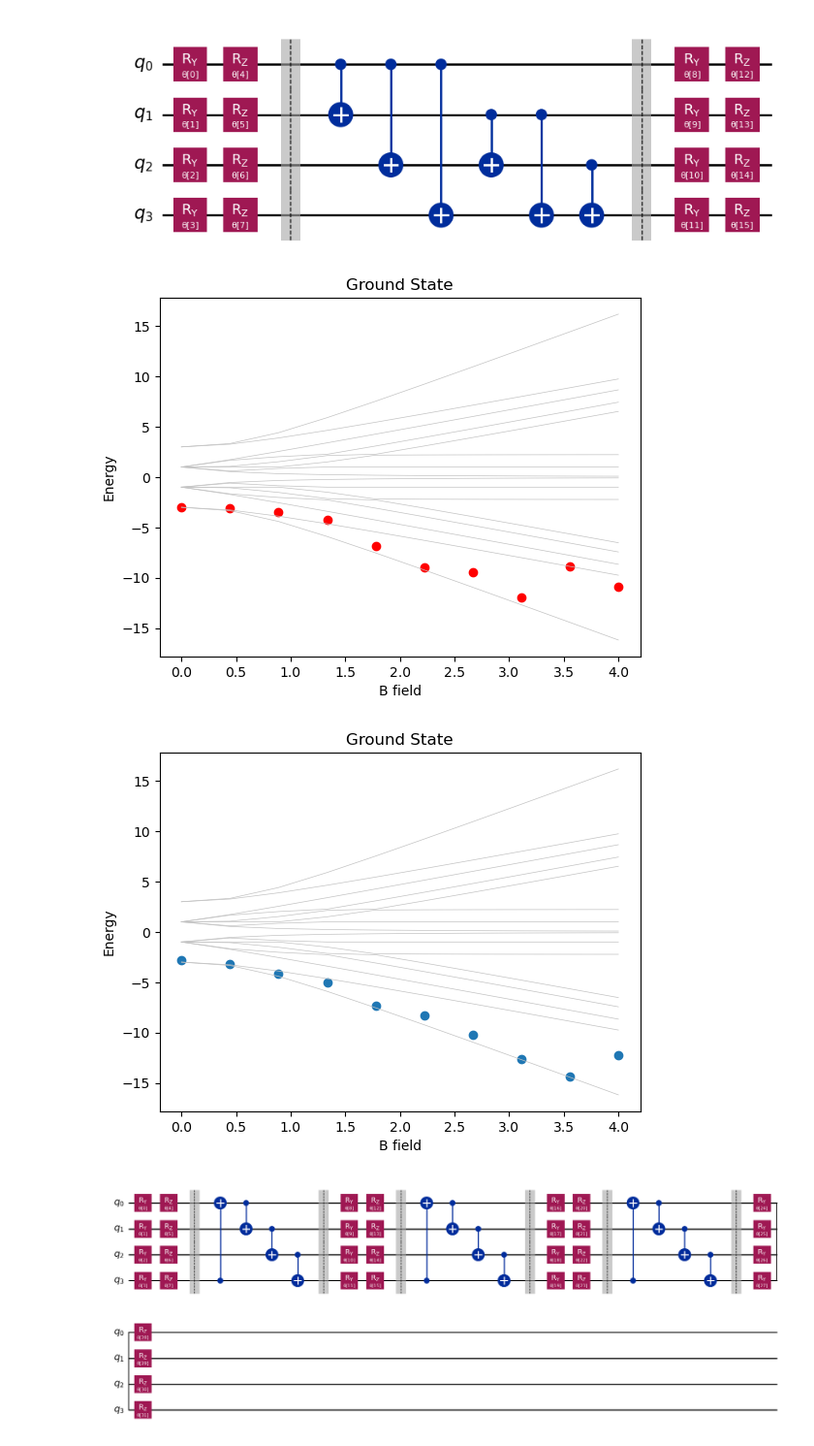
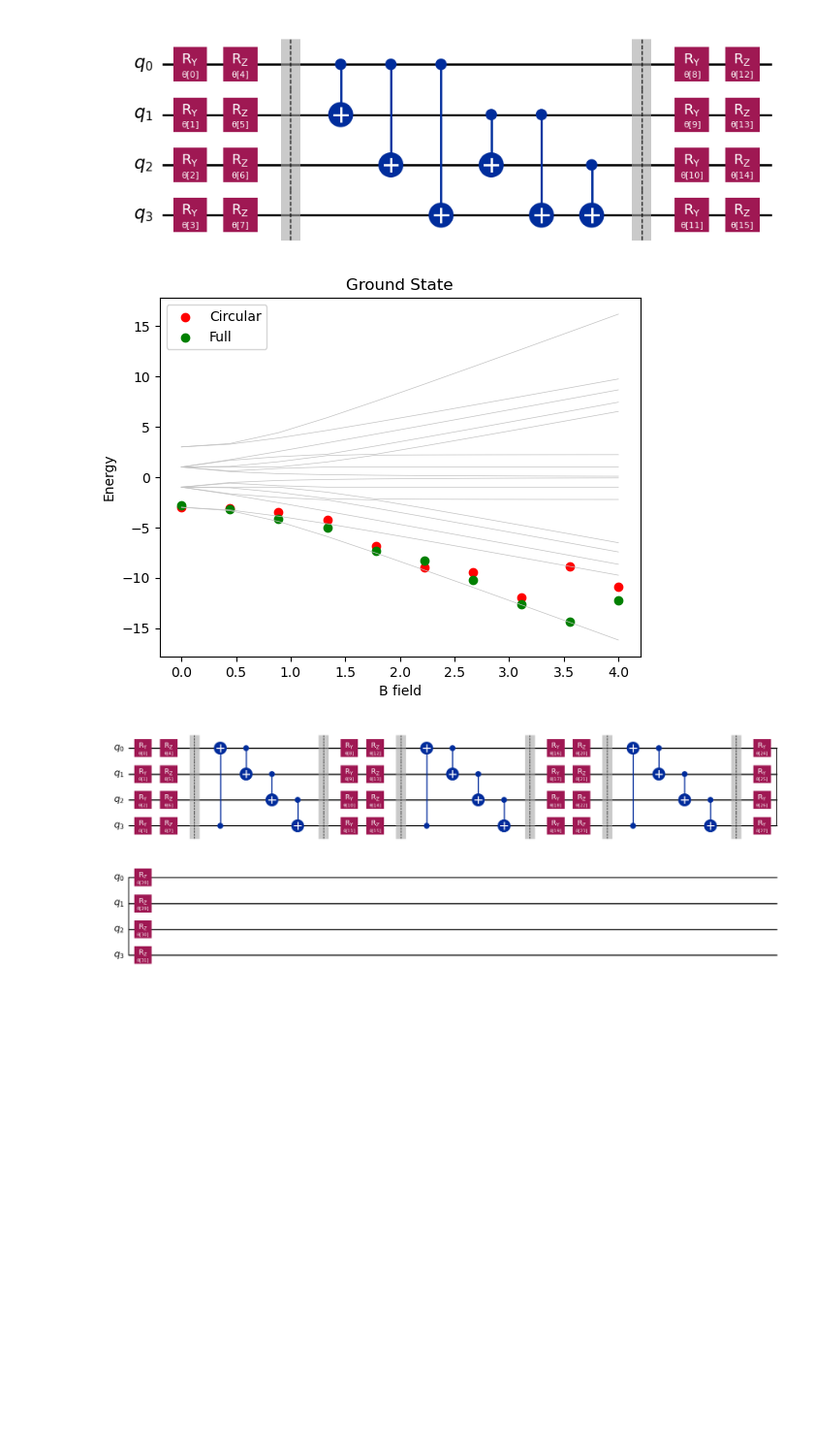
Before and after one commit to fabio99c/ProgettoAQM, a Jupyter notebook: Ground state.ipynb, the cells around one changed output. Shown at 97% size. Cells and saved outputs as stored; diff of their text form; code cells hidden in the pictures; blank space fills up the shorter version.

```diff
--- a/Ground state.ipynb
+++ b/Ground state.ipynb
@@ -385,25 +383,19 @@ for k in range(len(b)):
     y_error_75_f.append(np.mean(intermediate_info['stddev']))
     energy_75_f.append(result.eigenvalue)
 # %%
-fig, cir= plt.subplots()
 fig, full=plt.subplots()
 
 
-cir.scatter(b, energy_75_c,color='red')
-cir.plot(b, energy_levels, color="#c2c2c2", linewidth=.5)
-cir.set(xlabel='B field', ylabel='Energy', title='Ground State')
-
-full.scatter(b, energy_75_f)
+full.scatter(b, energy_75_c,color='red',label='Circular')
+full.scatter(b, energy_75_f, color='green', label='Full')
 full.plot(b, energy_levels, color="#c2c2c2", linewidth=.5)
 full.set(xlabel='B field', ylabel='Energy', title='Ground State')
 
-cir.set(xlabel='B field', ylabel='Energy', title='Ground State')
-
+plt.legend()
 
 plt.show()
 # %% [output]
-[figure, old version]
+[figure, new version]
-[figure, removed]
 # %%
 #Ansatz: circular entanglement, 3 repetitions
 np.random.seed(1)
```
Also changed, not shown: parts of 14 cells of this notebook.
